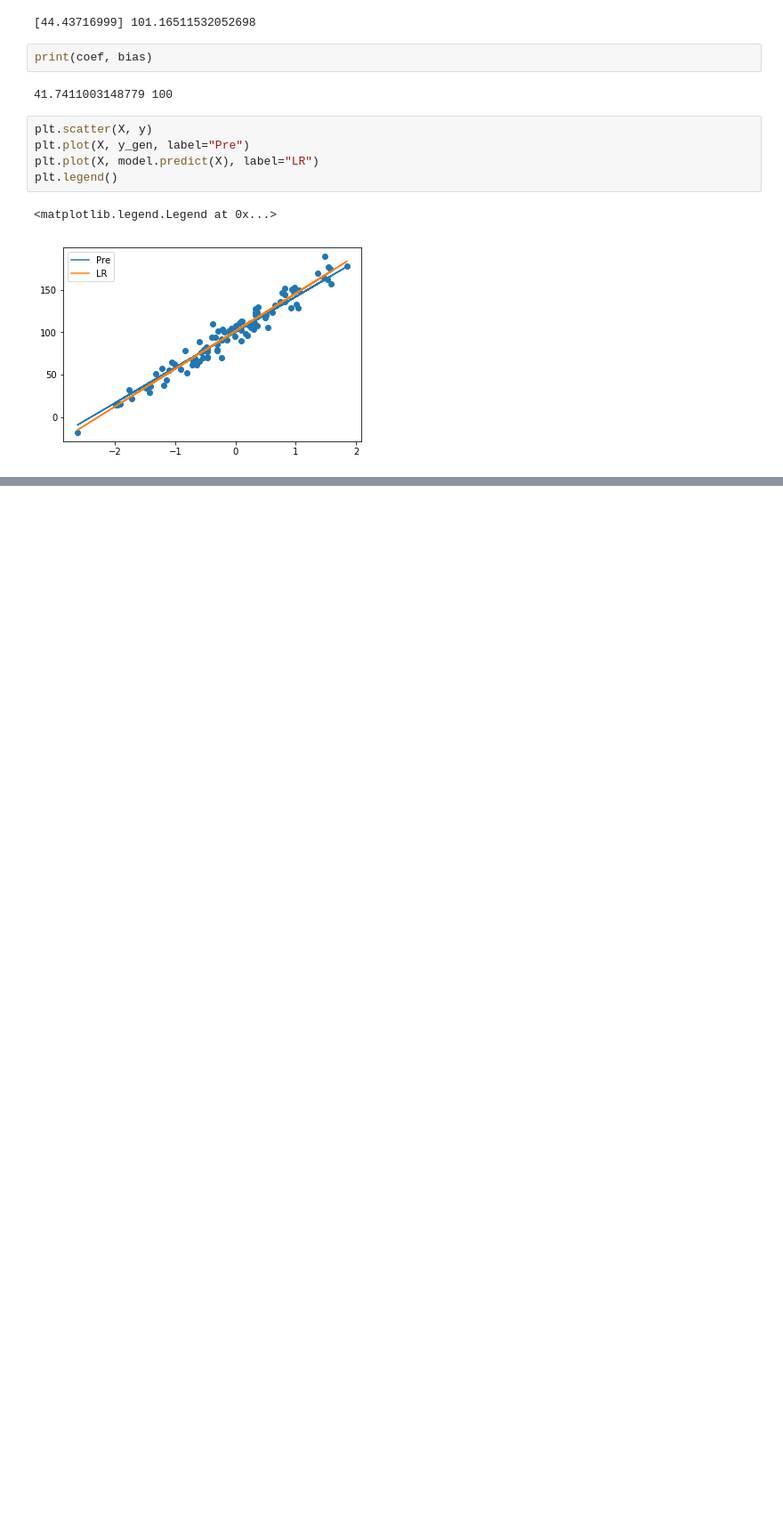
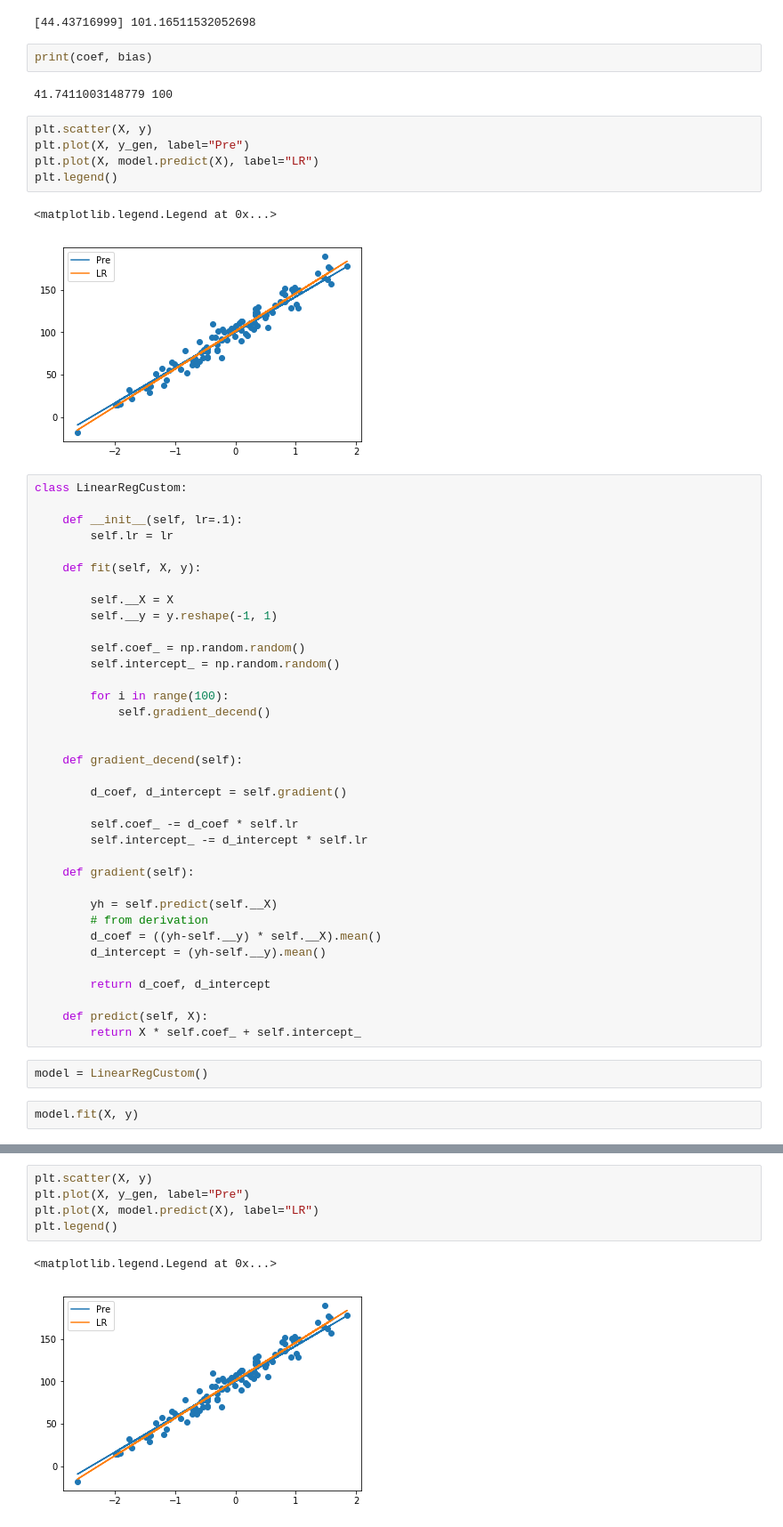
Before and after one commit to coding-blocks-archives/ML-Noida-2019-Aug, a Jupyter notebook: lecture_08/Untitled.ipynb, the cells around one changed output, grey strips where cells are left out. Shown at 89% size. Drawn from its saved outputs; the diff is of its cells as text; blank space fills up the shorter version.

```diff
--- a/lecture_08/Untitled.ipynb
+++ b/lecture_08/Untitled.ipynb
@@ -62,3 +62,43 @@ plt.legend()
 # %% [output]
 <matplotlib.legend.Legend at 0x...>
 [figure]
+# %%
+class LinearRegCustom:
+
+    def __init__(self, lr=.1):
+        self.lr = lr
+
+    def fit(self, X, y):
+
+        self.__X = X
+        self.__y = y.reshape(-1, 1)
+
+        self.coef_ = np.random.random()
+        self.intercept_ = np.random.random()
+
+        for i in range(100):
+            self.gradient_decend()
+
+
+    def gradient_decend(self):
+
+        d_coef, d_intercept = self.gradient()
+
+        self.coef_ -= d_coef * self.lr
+        self.intercept_ -= d_intercept * self.lr
+
+    def gradient(self):
+
+        yh = self.predict(self.__X)
+        # from derivation
+        d_coef = ((yh-self.__y) * self.__X).mean()
+        d_intercept = (yh-self.__y).mean()
+
+        return d_coef, d_intercept
+
+    def predict(self, X):
+        return X * self.coef_ + self.intercept_
+# %%
+model = LinearRegCustom()
+# %%
+model.fit(X, y)
@@ -64,0 +109,8 @@ plt.legend()
+# %%
+plt.scatter(X, y)
+plt.plot(X, y_gen, label="Pre")
+plt.plot(X, model.predict(X), label="LR")
+plt.legend()
+# %% [output]
+<matplotlib.legend.Legend at 0x...>
+[figure, added]
```
Also changed, not shown: parts of 1 cell of this notebook.
